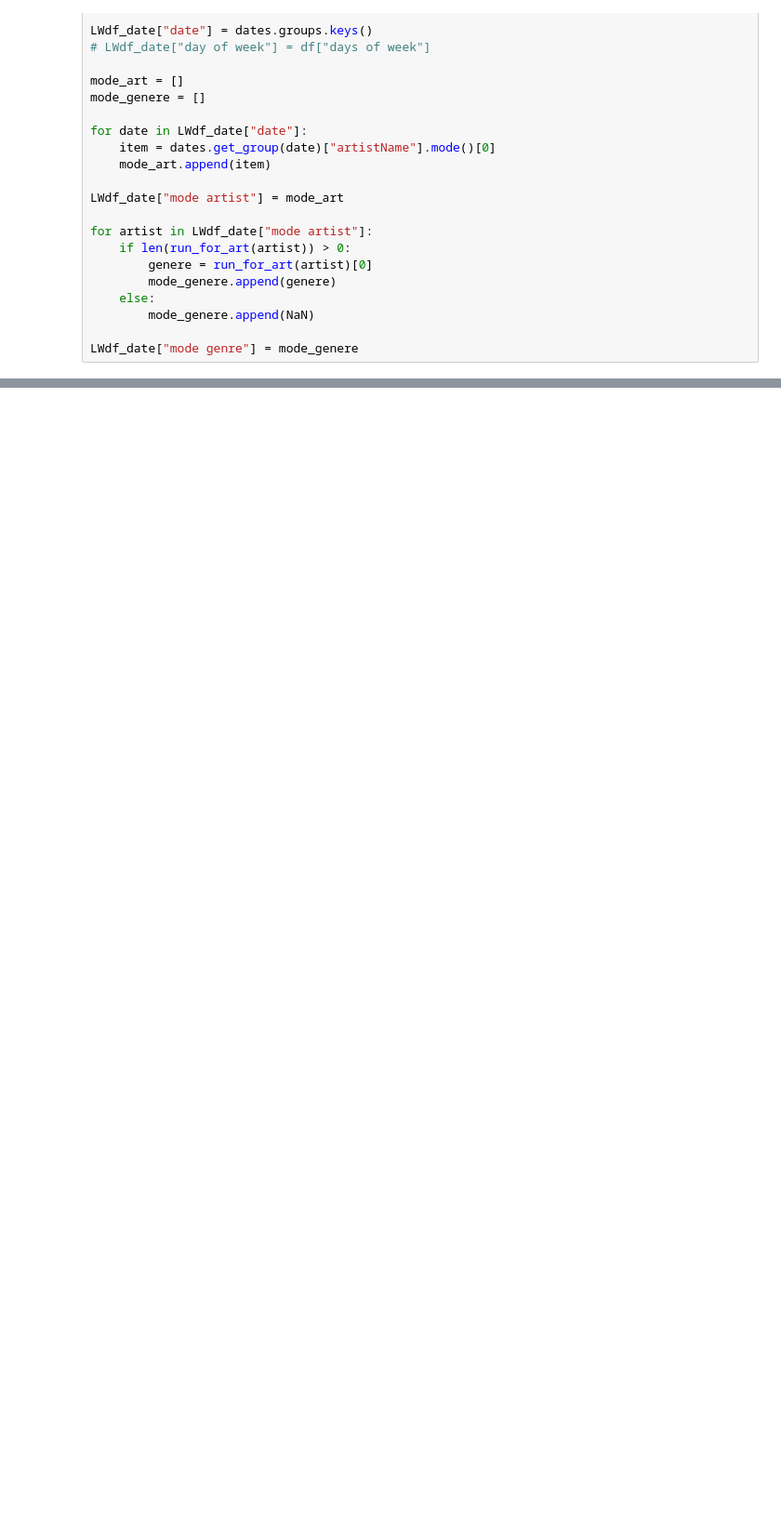
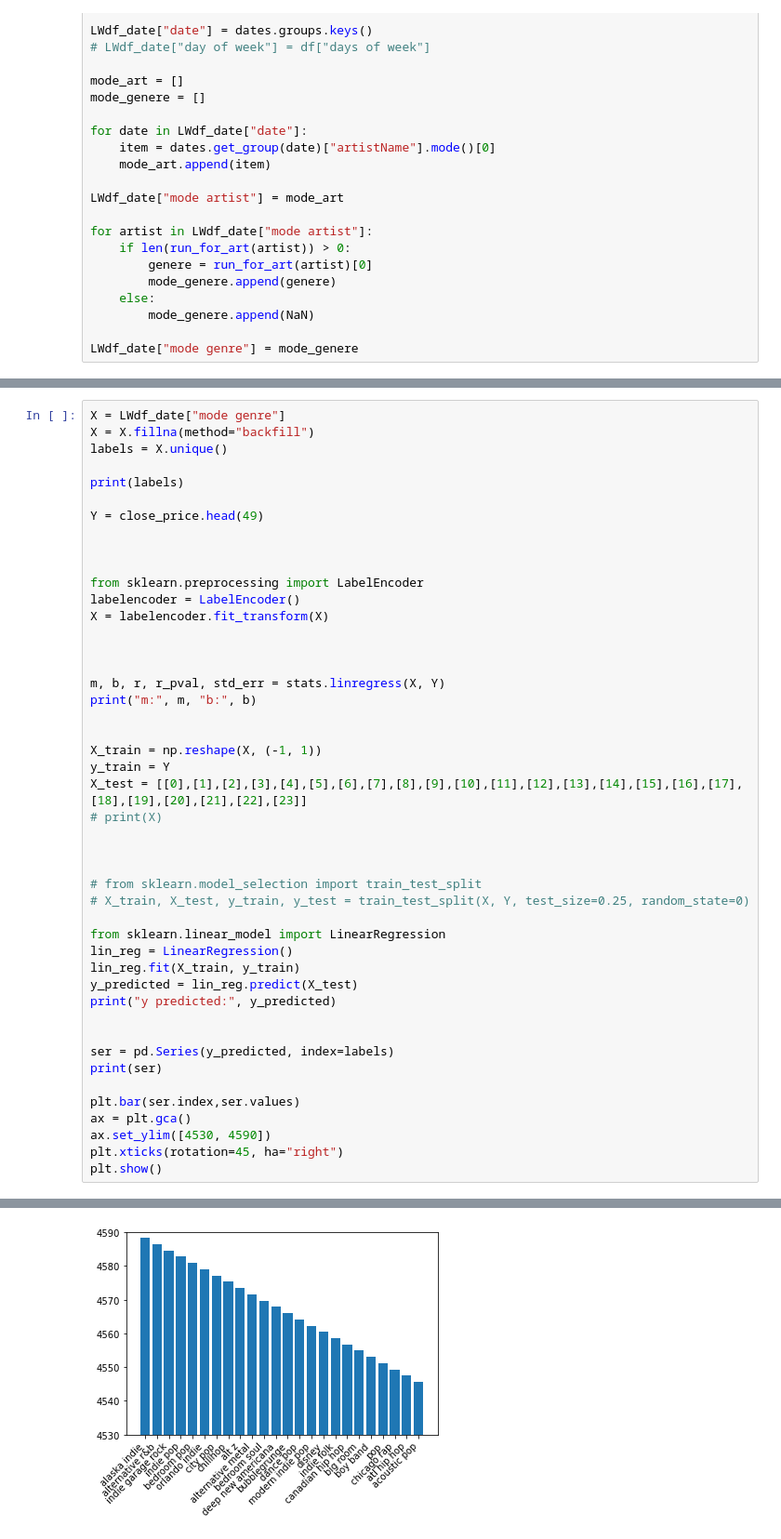
Before and after one commit to loststones/222Final, a Jupyter notebook: working.ipynb, the cells around one changed output, grey strips where cells are left out. Shown at 93% size. Drawn from its saved outputs; the diff is of its cells as text; blank space fills up the shorter version.

```diff
--- a/working.ipynb
+++ b/working.ipynb
@@ -242,0 +263,47 @@ y predicted: [4576.04611664]
+# %%
+X = LWdf_date["mode genre"]
+X = X.fillna(method="backfill")
+labels = X.unique()
+
+print(labels)
+
+Y = close_price.head(49)
+
+
+
+from sklearn.preprocessing import LabelEncoder
+labelencoder = LabelEncoder()
+X = labelencoder.fit_transform(X)
+
+
+
+m, b, r, r_pval, std_err = stats.linregress(X, Y)
+print("m:", m, "b:", b)
+
+
+X_train = np.reshape(X, (-1, 1))
+y_train = Y
+X_test = [[0],[1],[2],[3],[4],[5],[6],[7],[8],[9],[10],[11],[12],[13],[14],[15],[16],[17],[18],[19],[20],[21],[22],[23]]
+# print(X)
+
+
+
+# from sklearn.model_selection import train_test_split
+# X_train, X_test, y_train, y_test = train_test_split(X, Y, test_size=0.25, random_state=0)
+
+from sklearn.linear_model import LinearRegression
+lin_reg = LinearRegression()
+lin_reg.fit(X_train, y_train)
+y_predicted = lin_reg.predict(X_test)
+print("y predicted:", y_predicted)
+
+
+ser = pd.Series(y_predicted, index=labels)
+print(ser)
+
+plt.bar(ser.index,ser.values)
+ax = plt.gca()
+ax.set_ylim([4530, 4590])
+plt.xticks(rotation=45, ha="right")
+plt.show()
+# %% [output]
@@ -242,0 +327 @@ y predicted: [4576.04611664]
+[figure, added]
```
Also changed, not shown: parts of 2 cells of this notebook, 4 other files.
